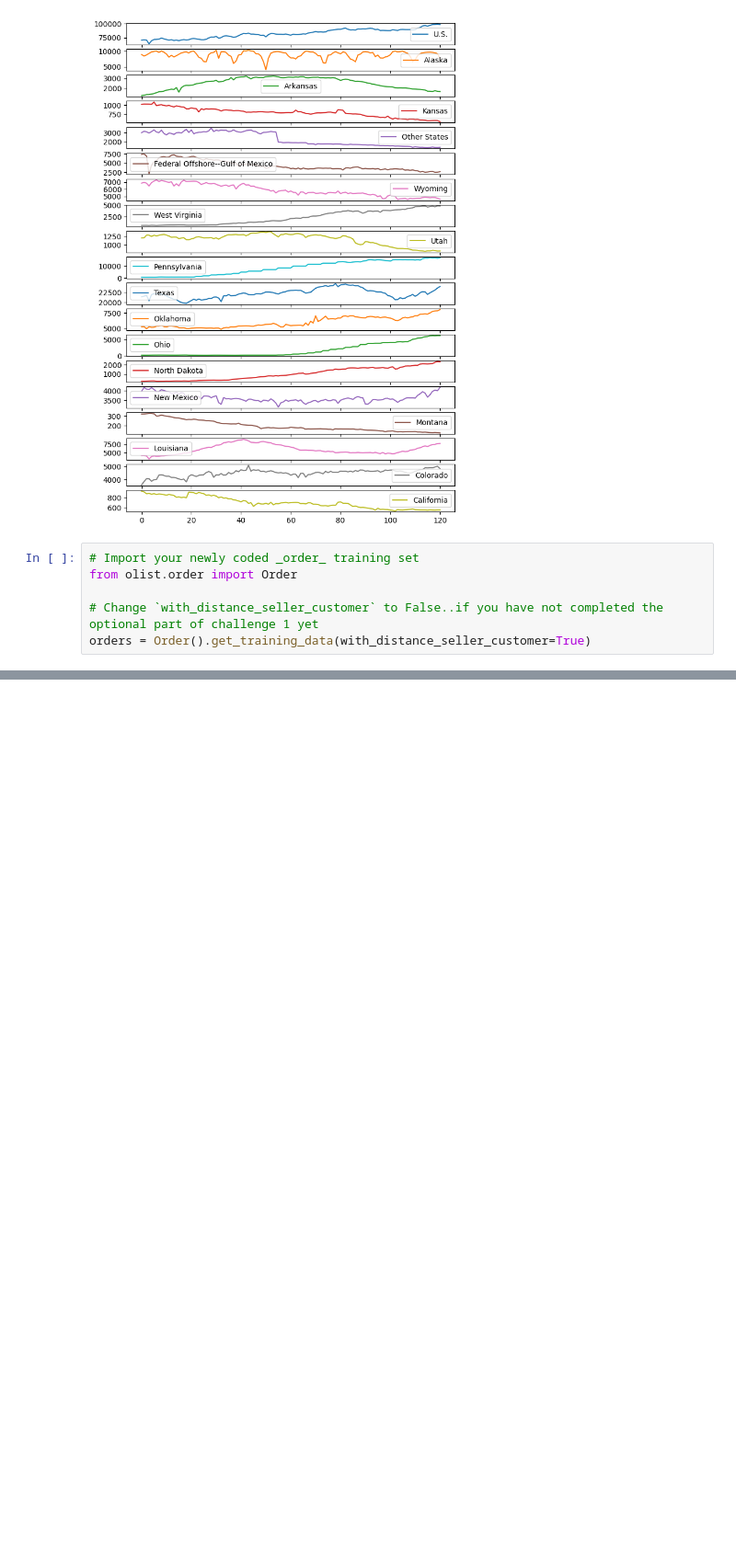
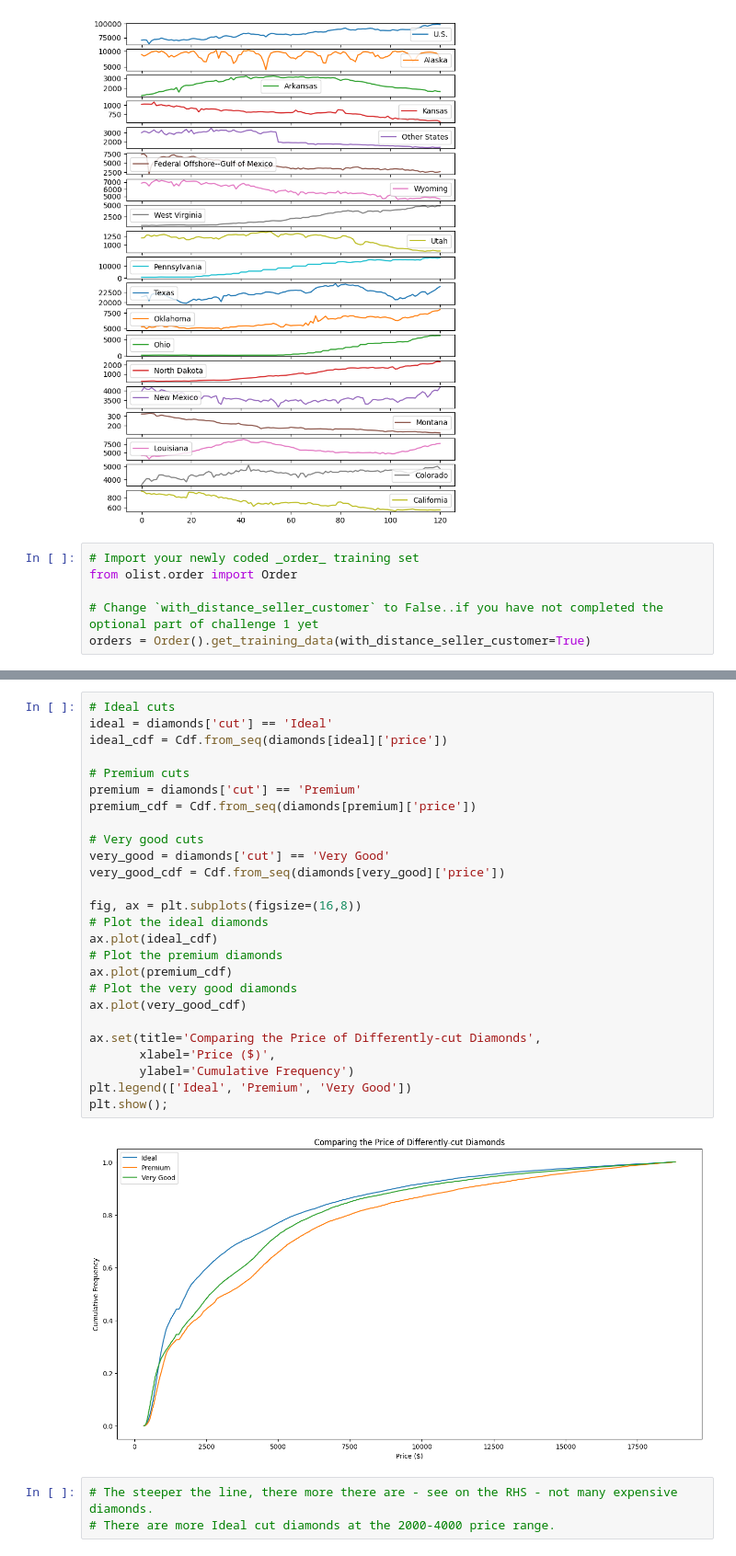
Before and after one commit to hughharford/d_s, a Jupyter notebook: notebooks/data_sci_visualisation.ipynb, the cells around one changed output, grey strips where cells are left out. Shown at 92% size. Cells and saved outputs as stored; diff of their text form; blank space fills up the shorter version.

```diff
--- a/notebooks/data_sci_visualisation.ipynb
+++ b/notebooks/data_sci_visualisation.ipynb
@@ -280,0 +357,31 @@ NameError: name 'orders' is not defined
+# %%
+# Ideal cuts
+ideal = diamonds['cut'] == 'Ideal'
+ideal_cdf = Cdf.from_seq(diamonds[ideal]['price'])
+
+# Premium cuts
+premium = diamonds['cut'] == 'Premium'
+premium_cdf = Cdf.from_seq(diamonds[premium]['price'])
+
+# Very good cuts
+very_good = diamonds['cut'] == 'Very Good'
+very_good_cdf = Cdf.from_seq(diamonds[very_good]['price'])
+
+fig, ax = plt.subplots(figsize=(16,8))
+# Plot the ideal diamonds
+ax.plot(ideal_cdf)
+# Plot the premium diamonds
+ax.plot(premium_cdf)
+# Plot the very good diamonds
+ax.plot(very_good_cdf)
+
+ax.set(title='Comparing the Price of Differently-cut Diamonds',
+       xlabel='Price ($)',
+       ylabel='Cumulative Frequency')
+plt.legend(['Ideal', 'Premium', 'Very Good'])
+plt.show();
+# %% [output]
+[figure, added]
+# %%
+# The steeper the line, there more there are - see on the RHS - not many expensive diamonds.
+# There are more Ideal cut diamonds at the 2000-4000 price range.
```
Also changed, not shown: parts of 9 cells of this notebook, 1 other file.
